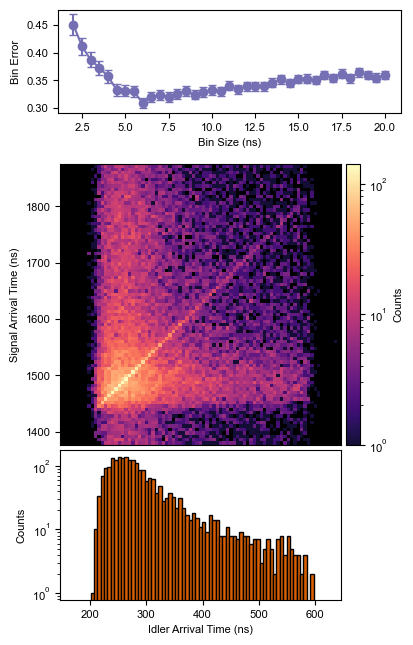
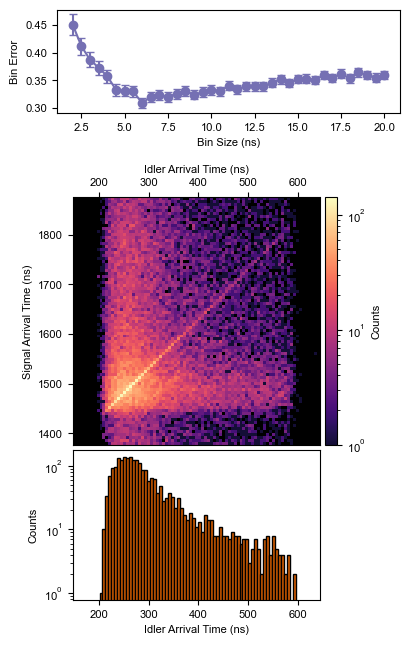
The notebook cell's code change between the first figure and the second:
--- before
+++ after
@@ -16,8 +16,14 @@
 ax_mid.axes.set_aspect('equal')
 ax_mid.set_ylabel('Signal Arrival Time (ns)')
+# ax_mid.xaxis.set_visible(False)
+ax_mid.xaxis.set_tick_params(labeltop=True,
+                             labelbottom=False,
+                             top=True,
+                             bottom=False)
+ax_mid.xaxis.set_label_position('top')
+ax_mid.set_xlabel('Idler Arrival Time (ns)')
 
 divider = make_axes_locatable(ax_mid)
 ax_bot = divider.append_axes('bottom', 1.5, pad=0.05, sharex=ax_mid)
-ax_mid.xaxis.set_visible(False)
 cax = divider.append_axes('right', size='5%', pad=0.05)
 subfigs[0].colorbar(plot, cax=cax, label='Counts', ax=ax_mid)

Commit: Add updated figure plots for paper